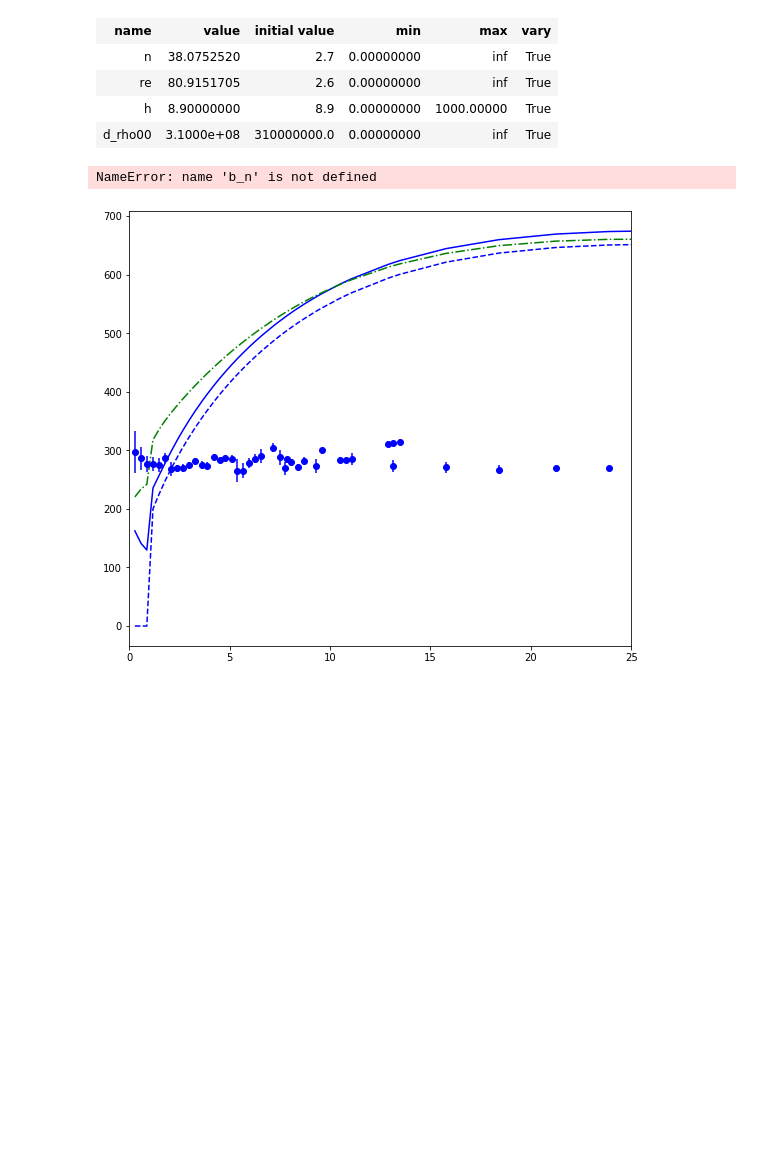
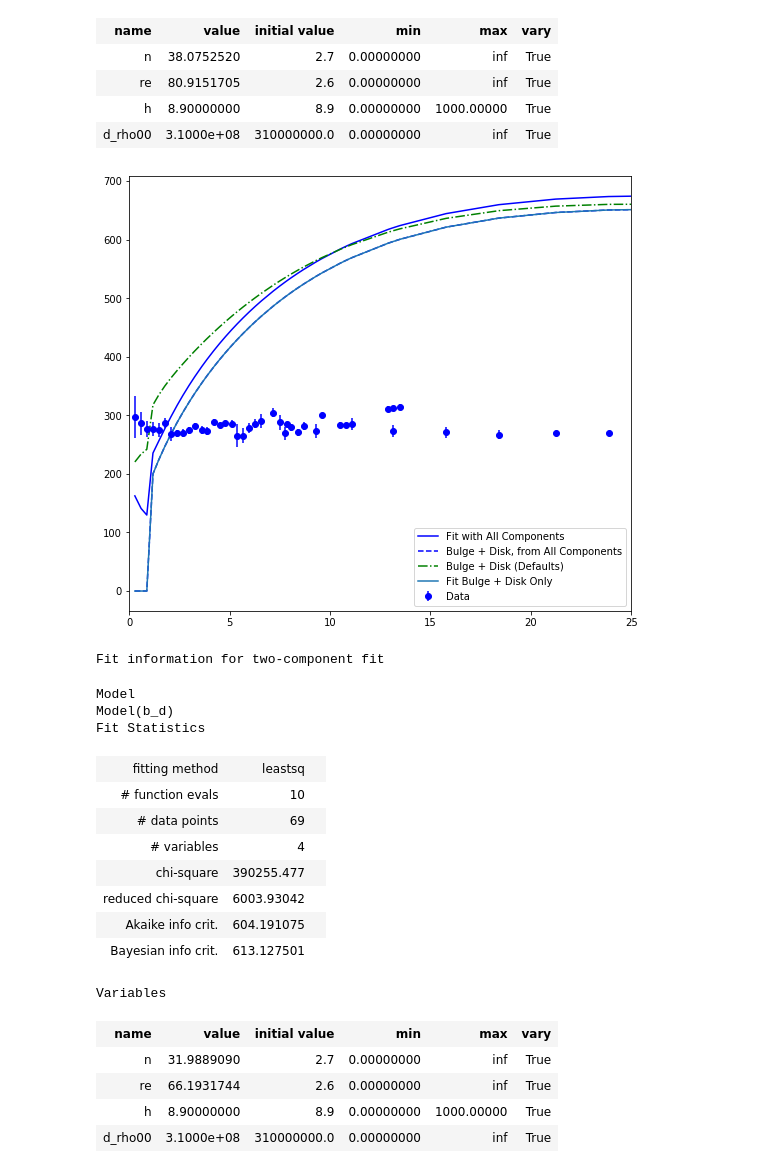
Before and after one commit to villano-lab/grav_project, a Jupyter notebook: fitting/Static_Notebooks/FittingB-D.ipynb, the cells around one changed output. Cells and saved outputs as stored; diff of their text form; code cells hidden in the pictures; blank space fills up the shorter version.

```diff
--- a/fitting/Static_Notebooks/FittingB-D.ipynb
+++ b/fitting/Static_Notebooks/FittingB-D.ipynb
@@ -116,22 +116,39 @@ Variables
 # %%
 fig = plt.figure(figsize=(9.0,8.0))
 
 plt.xlim(0,25)
 
 plt.errorbar(r_dat,v_dat,yerr=v_err1,fmt='bo',label='Data')
 plt.plot(r_dat,l_curve,'b-',label='Fit with All Components')
 plt.plot(r_dat,b_d(r_dat,l_n,l_re,l_h,l_d_rho00),'b--',label='Bulge + Disk, from All Components')
 plt.plot(r_dat,b_d(r_dat,nf.n_c,nf.re_c,nf.h_c,nf.drho00_c),'g-.',label='Bulge + Disk (Defaults)')
-plt.plot(r_dat,b_d(r_dat,b_n,b_re,b_h,b_d_rho00),label='Fit Bulge + Disk Only')
+plt.plot(r_dat,b_d(r_dat,bd_n,bd_re,bd_h,bd_d_rho00),label='Fit Bulge + Disk Only')
 
 plt.legend()
 plt.show()
 
 print('Fit information for two-component fit')
 bd_fit
 # %% [output]
+[figure, new version]
-NameError: name 'b_n' is not defined
+Fit information for two-component fit
-[figure, old version]
+Model
+Model(b_d)
+Fit Statistics
+| fitting method | leastsq |  |
+| # function evals | 10 |  |
+| # data points | 69 |  |
+| # variables | 4 |  |
+| chi-square | 390255.477 |  |
+| reduced chi-square | 6003.93042 |  |
+| Akaike info crit. | 604.191075 |  |
+| Bayesian info crit. | 613.127501 |  |
+Variables
+| name | value | initial value | min | max | vary |
+| n | 31.9889090 | 2.7 | 0.00000000 | inf | True |
+| re | 66.1931744 | 2.6 | 0.00000000 | inf | True |
+| h | 8.90000000 | 8.9 | 0.00000000 | 1000.00000 | True |
+| d_rho00 | 3.1000e+08 | 310000000.0 | 0.00000000 | inf | True |
 # %%
 print('Timestamp:')
 print(datetime.now())
```
Also changed, not shown: parts of 2 cells of this notebook, 2 other files.
